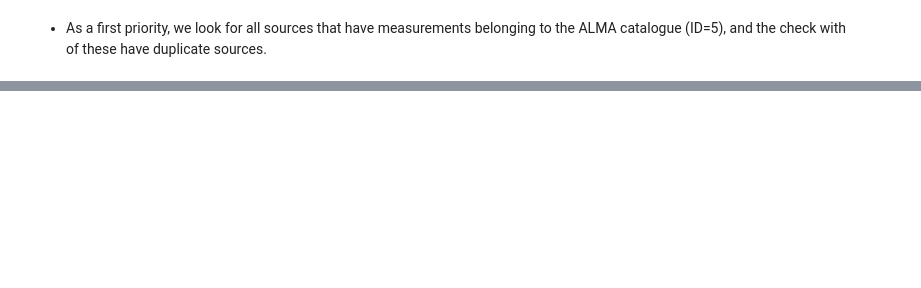
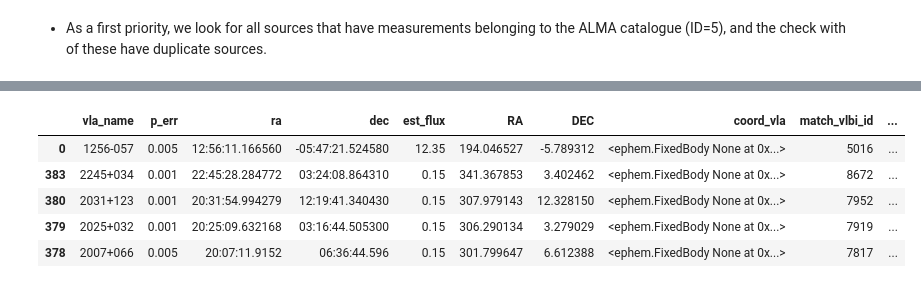
Before and after one commit to itoledoc/calscripts, a Jupyter notebook: database maintenance.ipynb, the cells around one changed output, grey strips where cells are left out. Saved outputs shown, nothing was run; the diff lists cells and outputs as text; code cells hidden in the pictures; blank space fills up the shorter version.

```diff
--- a/database maintenance.ipynb
+++ b/database maintenance.ipynb
@@ -151,0 +332,2 @@ duplicates_cat5[(duplicates_cat5.SOURCE_ID != duplicates_cat5.closest)]
+# %%
+vla_cross = vla_df.apply(lambda r: match(r['coord_vla'], r['DEC'], r['vla_name'], vlbi_df, 'vlbi', catalogue_coord='coord_vlbi'), axis=1)
@@ -151,0 +338,7 @@ duplicates_cat5[(duplicates_cat5.SOURCE_ID != duplicates_cat5.closest)]
+# %%
+vla_vlbi = pd.merge(
+    vla_df,
+    vla_cross[vla_cross.separation < 3].sort('separation'),
+    right_index=True,
+    left_index=True,
+    how='right')
@@ -151,0 +349,2 @@ duplicates_cat5[(duplicates_cat5.SOURCE_ID != duplicates_cat5.closest)]
+# %%
+vla_vlbi_cross_weak = vla_vlbi.apply(lambda r: match(r['coord_vla'], r['DEC'], r['vla_name'], weak, 'weak', catalogue_coord='coord_weak_vlbi'), axis=1)
@@ -151,0 +363,16 @@ duplicates_cat5[(duplicates_cat5.SOURCE_ID != duplicates_cat5.closest)]
+# %%
+vla_weak_df = pd.merge(
+    vla_vlbi,
+    vla_vlbi_cross_weak[vla_vlbi_cross_weak.separation > 5],
+    right_index=True,
+    left_index=True,
+    how='right')
+# %%
+vla_weak_df.head()
+# %% [output]
+|  | vla_name | p_err | ra | dec | est_flux | RA | DEC | coord_vla | match_vlbi_id | ... |
+| 0 | 1256-057 | 0.005 | 12:56:11.166560 | -05:47:21.524580 | 12.35 | 194.046527 | -5.789312 | <ephem.FixedBody None at 0x...> | 5016 | ... |
+| 383 | 2245+034 | 0.001 | 22:45:28.284772 | 03:24:08.864310 | 0.15 | 341.367853 | 3.402462 | <ephem.FixedBody None at 0x...> | 8672 | ... |
+| 380 | 2031+123 | 0.001 | 20:31:54.994279 | 12:19:41.340430 | 0.15 | 307.979143 | 12.328150 | <ephem.FixedBody None at 0x...> | 7952 | ... |
+| 379 | 2025+032 | 0.001 | 20:25:09.632168 | 03:16:44.505300 | 0.15 | 306.290134 | 3.279029 | <ephem.FixedBody None at 0x...> | 7919 | ... |
+| 378 | 2007+066 | 0.005 | 20:07:11.9152 | 06:36:44.596 | 0.15 | 301.799647 | 6.612388 | <ephem.FixedBody None at 0x...> | 7817 | ... |
```
Also changed, not shown: parts of 59 cells of this notebook, 1 other file.
